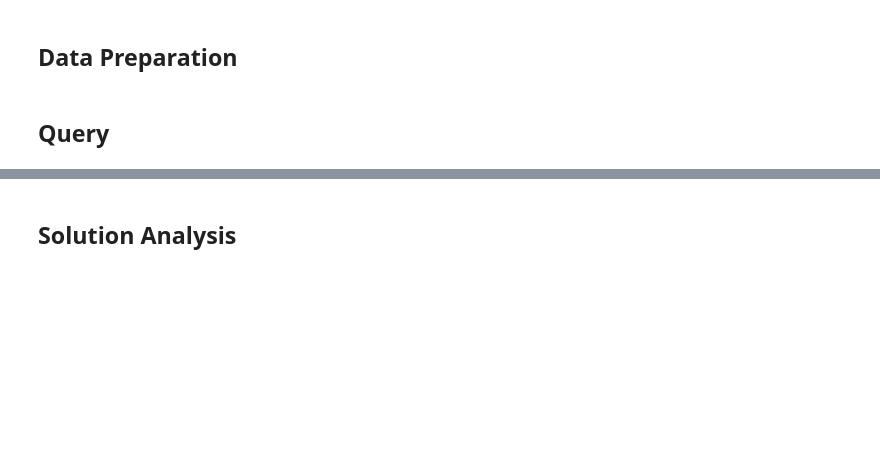
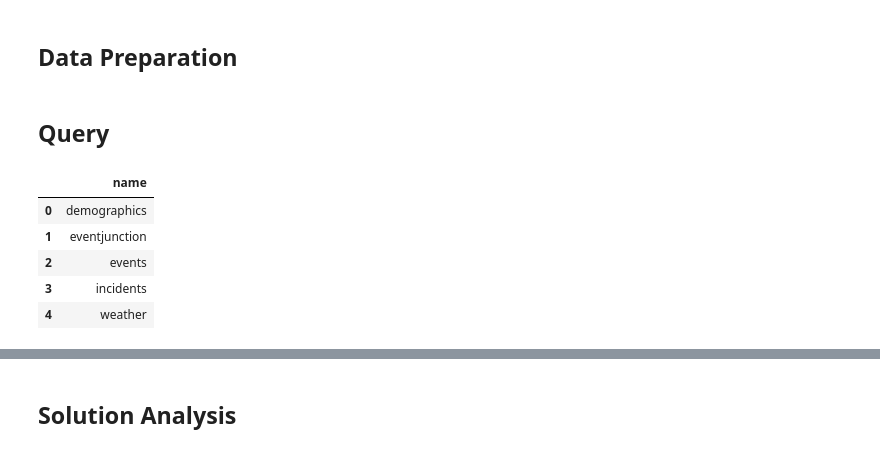
Before and after one commit to nylaup/ds4320-project1, a Jupyter notebook: pipeline/SolutionPipeline.ipynb, the cells around one changed output, grey strips where cells are left out. Cells and saved outputs as stored; diff of their text form; code cells hidden in the pictures; blank space fills up the shorter version.

```diff
--- a/pipeline/SolutionPipeline.ipynb
+++ b/pipeline/SolutionPipeline.ipynb
@@ -68,6 +68,17 @@ logger.info("Created event junction table")
 con.close()
 # %% [markdown]
 ## Query
+# %%
+#check that tables were created successfully
+con = duckdb.connect('nyc_ems.duckdb')
+con.execute("SHOW TABLES").fetchdf()
+# %% [output]
+|  | name |
+| 0 | demographics |
+| 1 | eventjunction |
+| 2 | events |
+| 3 | incidents |
+| 4 | weather |
 # %%
 con = duckdb.connect('nyc_ems.duckdb')
 
```
Also changed, not shown: parts of 7 cells of this notebook.
